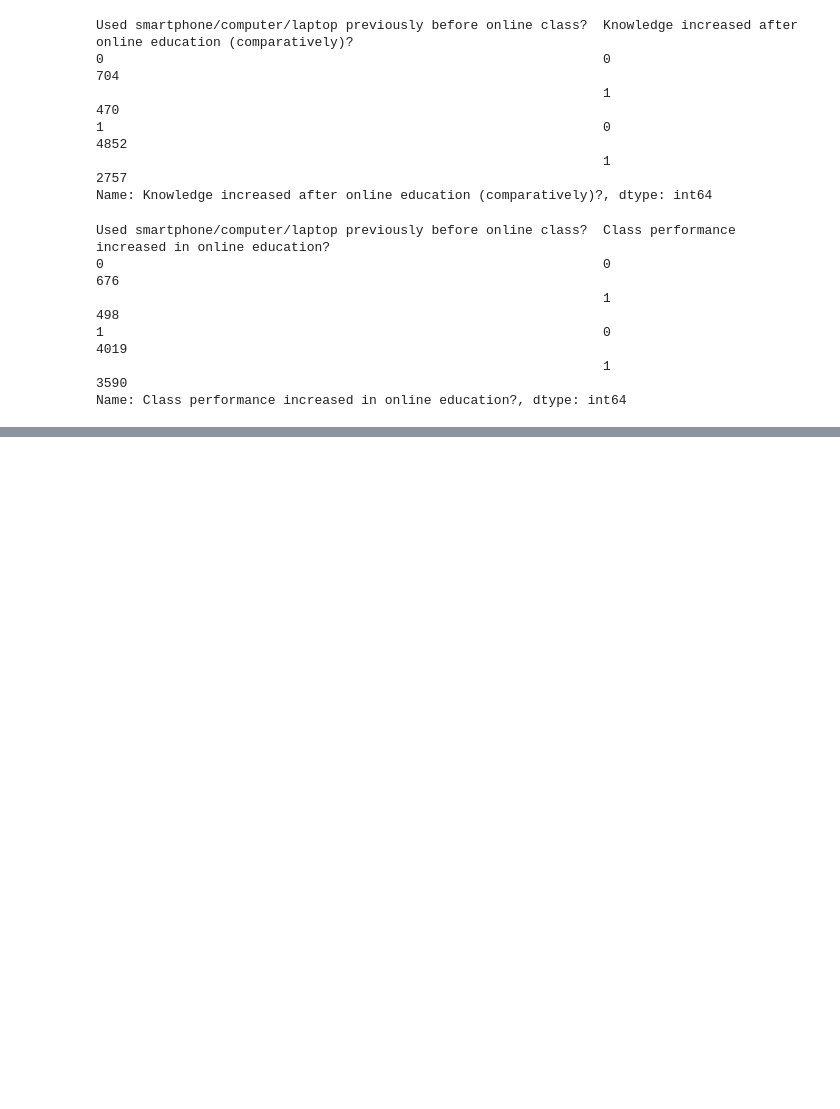
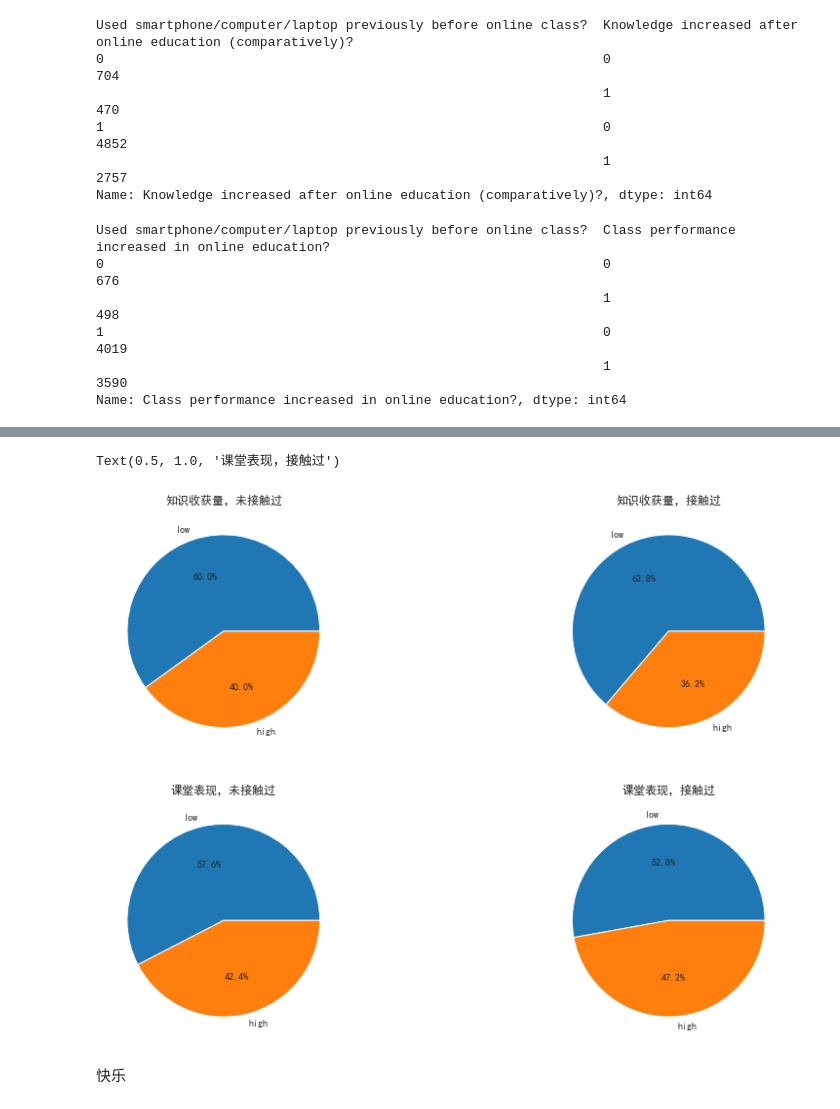
Before and after one commit to TakanashiXny/Introduction-of-DaSE, a Jupyter notebook: final/final2.ipynb, the cells around one changed output, grey strips where cells are left out. Saved outputs shown, nothing was run; the diff lists cells and outputs as text; code cells hidden in the pictures; blank space fills up the shorter version.

```diff
--- a/final/final2.ipynb
+++ b/final/final2.ipynb
@@ -526,0 +561,30 @@ Text(0.5, 1.0, '课堂表现与是否使用过电子设备的关系')
+# %%
+plt.figure(figsize=(15, 10))
+labels = ['low', 'high']
+plt.subplot(221)
+no = [Usedk[0][0], Usedk[0][1]]
+plt.pie(no, labels=labels, autopct='%1.1f%%')
+plt.title("知识收获量，未接触过")
+
+
+plt.subplot(222)
+yes = [Usedk[1][0], Usedk[1][1]]
+plt.pie(yes, labels=labels, autopct='%1.1f%%')
+plt.title("知识收获量，接触过")
+
+
+plt.subplot(223)
+no = [Usedc[0][0], Usedc[0][1]]
+plt.pie(no, labels=labels, autopct='%1.1f%%')
+plt.title("课堂表现，未接触过")
+
+
+plt.subplot(224)
+yes = [Usedc[1][0], Usedc[1][1]]
+plt.pie(yes, labels=labels, autopct='%1.1f%%')
+plt.title("课堂表现，接触过")
+# %% [output]
+Text(0.5, 1.0, '课堂表现，接触过')
+[figure, added]
+# %% [markdown]
+快乐
```
Also changed, not shown: parts of 57 cells of this notebook.
